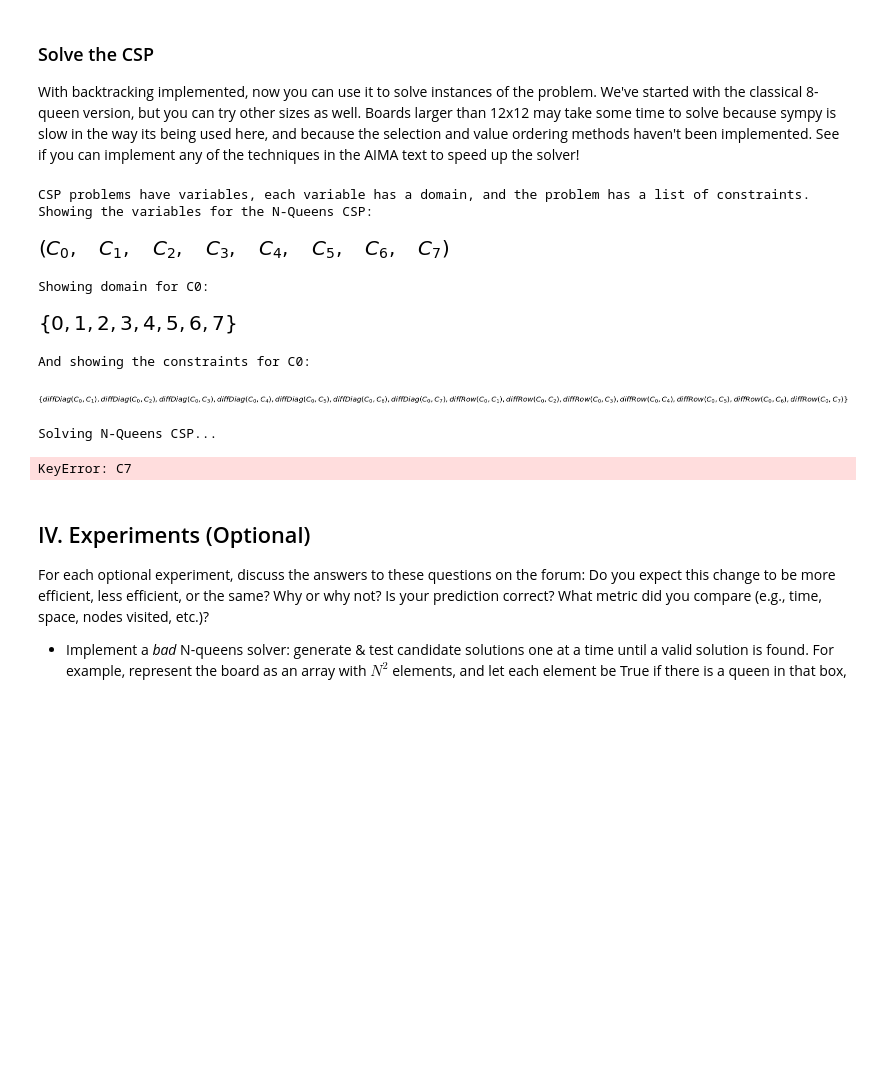
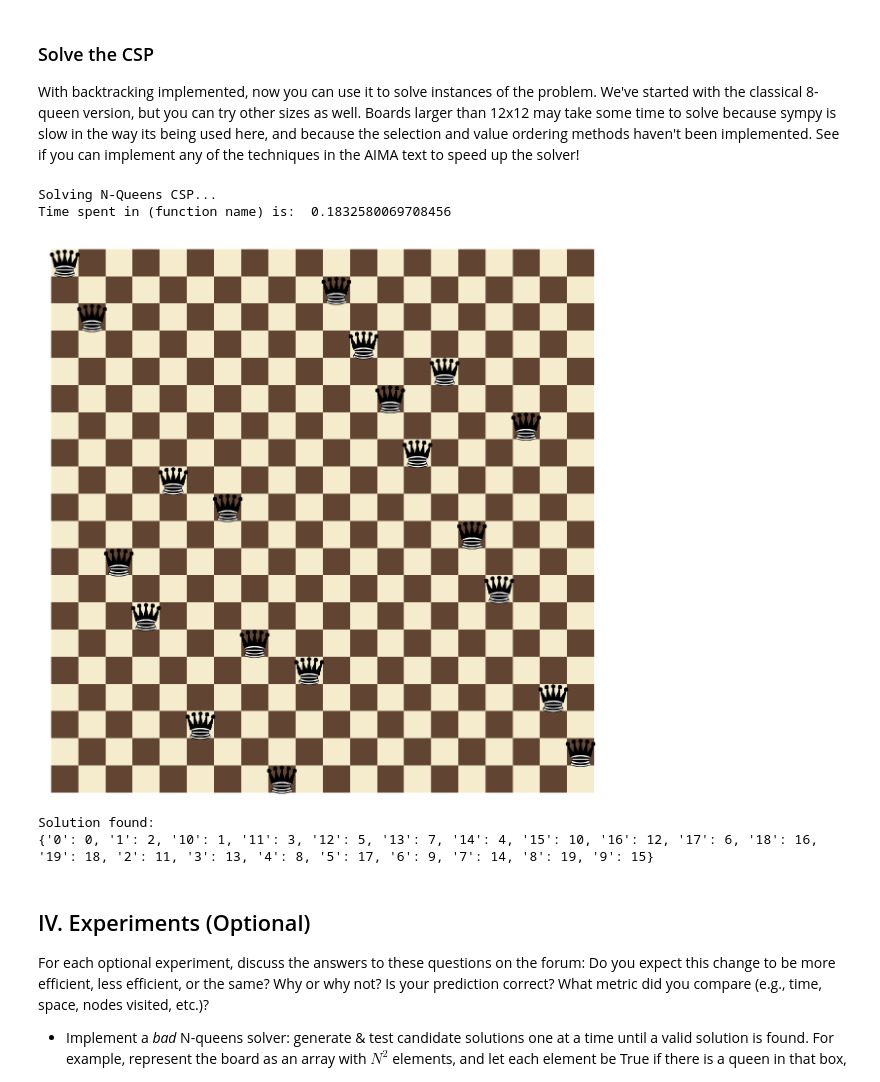
Before and after one commit to behzadip/AIND-Constraint_Satisfaction, a Jupyter notebook: AIND-Constraint_Satisfaction.ipynb, the cells around one changed output. Drawn from its saved outputs; the diff is of its cells as text; code cells hidden in the pictures; blank space fills up the shorter version.

```diff
--- a/AIND-Constraint_Satisfaction.ipynb
+++ b/AIND-Constraint_Satisfaction.ipynb
@@ -251,34 +274,33 @@ def backtrack(assignment, csp):
 ### Solve the CSP
 With backtracking implemented, now you can use it to solve instances of the problem. We've started with the classical 8-queen version, but you can try other sizes as well.  Boards larger than 12x12 may take some time to solve because sympy is slow in the way its being used here, and because the selection and value ordering methods haven't been implemented.  See if you can implement any of the techniques in the AIMA text to speed up the solver!
 # %%
-num_queens = 8
+import time
+num_queens = 20
 csp = NQueensCSP(num_queens)
 var = csp.variables[0]
-print("CSP problems have variables, each variable has a domain, and the problem has a list of constraints.")
-print("Showing the variables for the N-Queens CSP:")
-display(csp.variables)
-print("Showing domain for {}:".format(var))
-display(csp.domains[var])
-print("And showing the constraints for {}:".format(var))
-display(csp._constraints[var])
+#print("CSP problems have variables, each variable has a domain, and the problem has a list of constraints.")
+#print("Showing the variables for the N-Queens CSP:")
+#display(csp.variables)
+#print("Showing domain for {}:".format(var))
+#display(csp.domains[var])
+#print("And showing the constraints for {}:".format(var))
+#display(csp._constraints[var])
 
 print("Solving N-Queens CSP...")
+start = time.clock()
 assn = backtracking_search(csp)
+print ("Time spent in (function name) is: ", (time.clock() - start))
 if assn is not None:
     csp.show(assn)
     print("Solution found:\n{!s}".format(assn))
 else:
     print("No solution found.")
 # %% [output]
-CSP problems have variables, each variable has a domain, and the problem has a list of constraints.
-Showing the variables for the N-Queens CSP:
+Solving N-Queens CSP...
+Time spent in (function name) is:  0.1832580069708456
-[figure, old version]
+[figure, new version]
-Showing domain for C0:
+Solution found:
+{'0': 0, '1': 2, '10': 1, '11': 3, '12': 5, '13': 7, '14': 4, '15': 10, '16': 12, '17': 6, '18': 16, '19': 18, '2': 11, '3': 13, '4': 8, '5': 17, '6': 9, '7': 14, '8': 19, '9': 15}
-[figure, removed]
-And showing the constraints for C0:
-[figure, removed]
-Solving N-Queens CSP...
-KeyError: C7
 # %% [markdown]
 ## IV. Experiments (Optional)
 For each optional experiment, discuss the answers to these questions on the forum: Do you expect this change to be more efficient, less efficient, or the same?  Why or why not?  Is your prediction correct?  What metric did you compare (e.g., time, space, nodes visited, etc.)?
```
Also changed, not shown: parts of 2 cells of this notebook.
